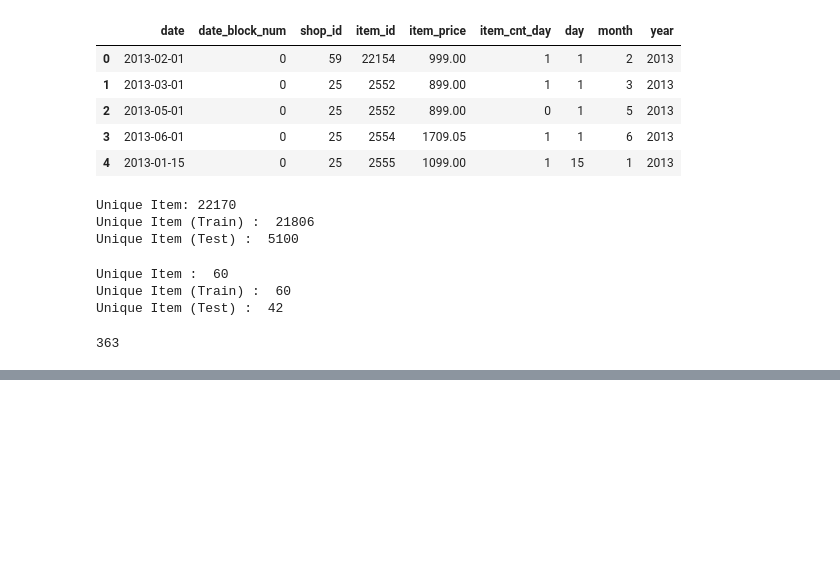
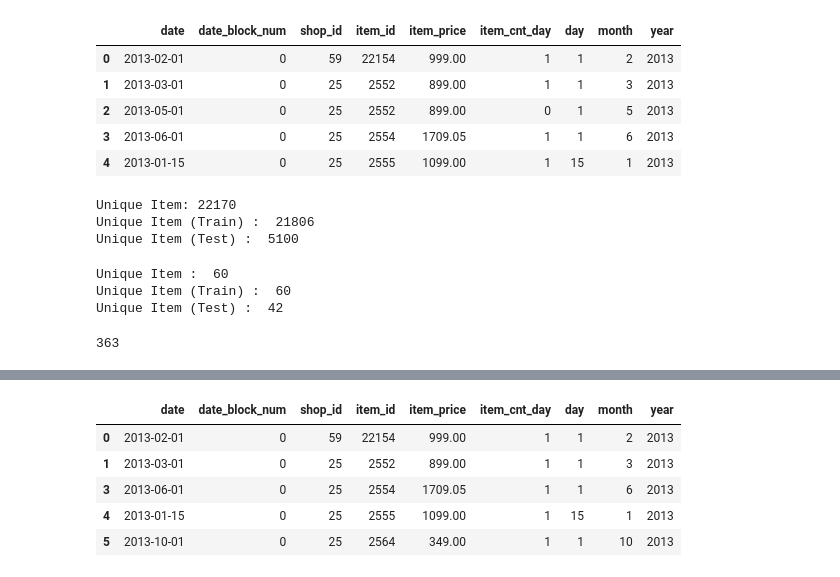
Before and after one commit to khenguyen0809/Predict-Future-Sales, a Jupyter notebook: Code/predict_future_sales_2022.ipynb, the cells around one changed output, grey strips where cells are left out. Drawn from its saved outputs; the diff is of its cells as text; code cells hidden in the pictures; blank space fills up the shorter version.

```diff
--- a/Code/predict_future_sales_2022.ipynb
+++ b/Code/predict_future_sales_2022.ipynb
@@ -332,0 +428,10 @@ len(missing_item_ids_)
+# %%
+sales_dataset = sales_dataset[sales_dataset['item_cnt_day']>0]
+sales_dataset.head()
+# %% [output]
+|  | date | date_block_num | shop_id | item_id | item_price | item_cnt_day | day | month | year |
+| 0 | 2013-02-01 | 0 | 59 | 22154 | 999.00 | 1 | 1 | 2 | 2013 |
+| 1 | 2013-03-01 | 0 | 25 | 2552 | 899.00 | 1 | 1 | 3 | 2013 |
+| 3 | 2013-06-01 | 0 | 25 | 2554 | 1709.05 | 1 | 1 | 6 | 2013 |
+| 4 | 2013-01-15 | 0 | 25 | 2555 | 1099.00 | 1 | 15 | 1 | 2013 |
+| 5 | 2013-10-01 | 0 | 25 | 2564 | 349.00 | 1 | 1 | 10 | 2013 |
```
Also changed, not shown: parts of 37 cells of this notebook.
